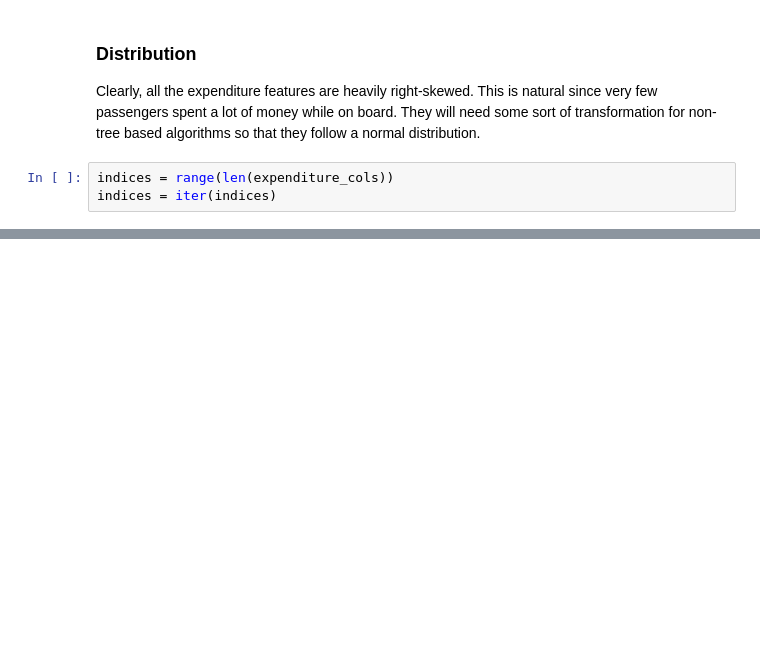
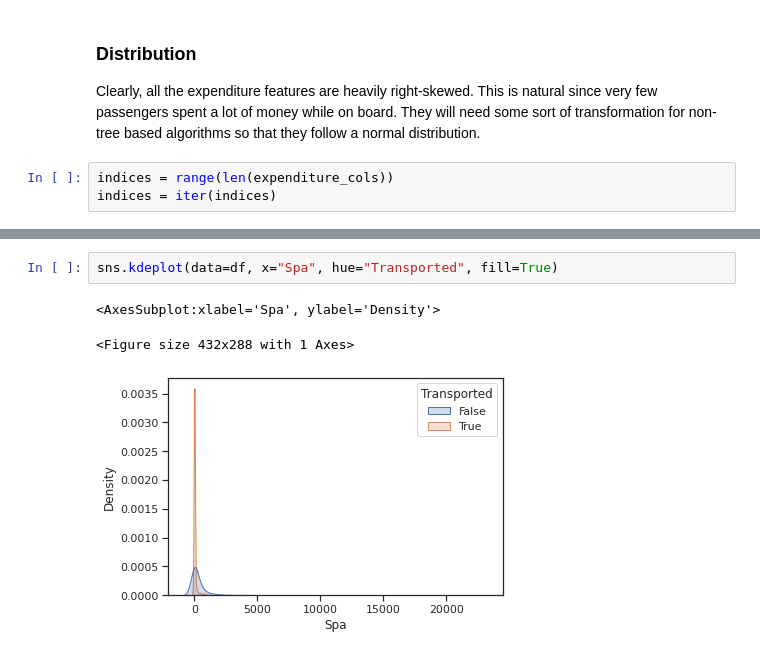
Before and after one commit to MalayAgr/Kaggle-Spaceship-Titanic, a Jupyter notebook: eda.ipynb, the cells around one changed output, grey strips where cells are left out. Saved outputs shown, nothing was run; the diff lists cells and outputs as text; blank space fills up the shorter version.

```diff
--- a/eda.ipynb
+++ b/eda.ipynb
@@ -556,0 +614,6 @@ sns.kdeplot(data=df, x=expenditure_cols[next(indices)], fill=True)
+# %%
+sns.kdeplot(data=df, x="Spa", hue="Transported", fill=True)
+# %% [output]
+<AxesSubplot:xlabel='Spa', ylabel='Density'>
+<Figure size 432x288 with 1 Axes>
+[figure, added]
```
Also changed, not shown: parts of 47 cells of this notebook.
